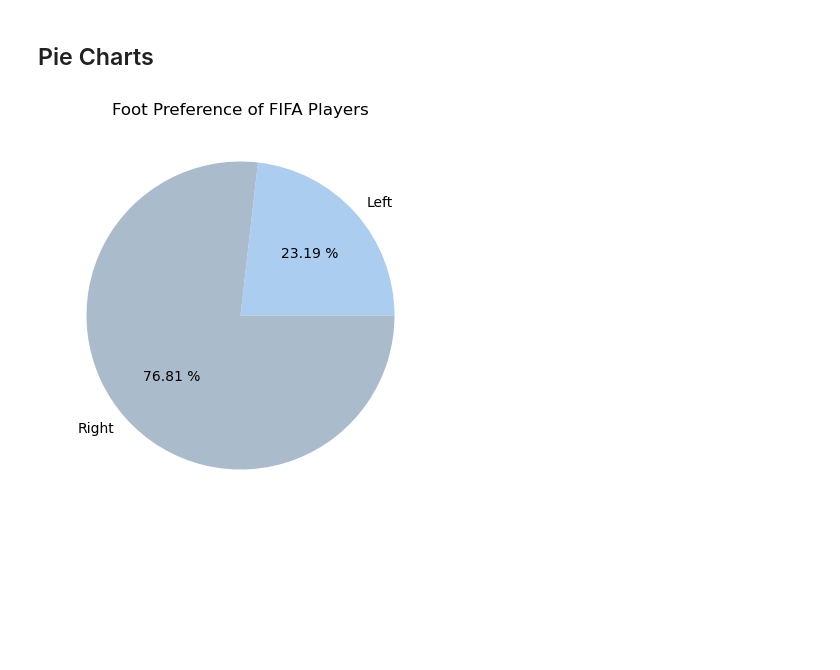
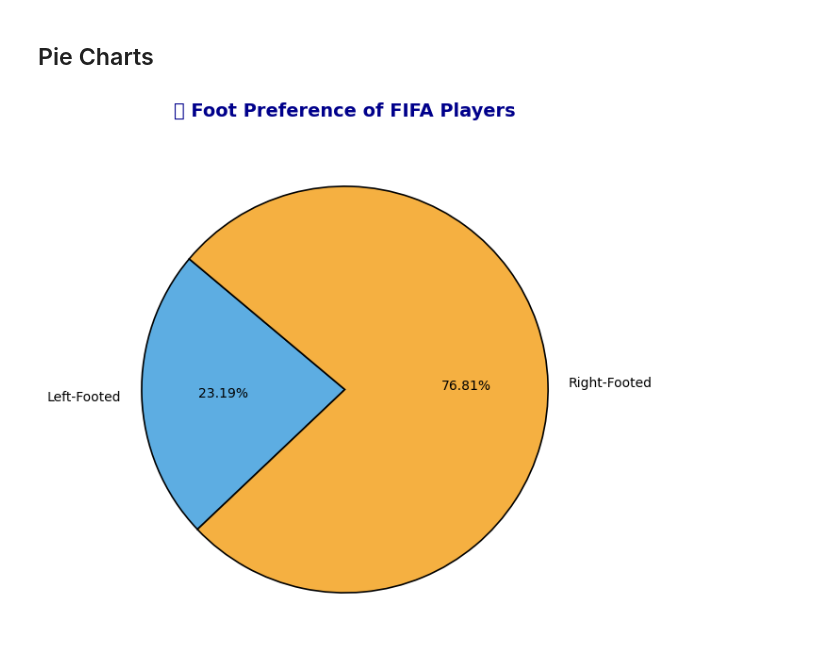
Before and after one commit to KeneanDita/R2DS, a Jupyter notebook: Matplotlib/Fifa.ipynb, the cells around one changed output. Drawn from its saved outputs; the diff is of its cells as text; code cells hidden in the pictures; blank space fills up the shorter version.

```diff
--- a/Matplotlib/Fifa.ipynb
+++ b/Matplotlib/Fifa.ipynb
@@ -31,18 +31,25 @@ plt.show()
 # %% [markdown]
 ## Pie Charts
 # %%
-left = fifa.loc[fifa['Preferred Foot'] == 'Left'].count()[0]
-right = fifa.loc[fifa['Preferred Foot'] == 'Right'].count()[0]
+import matplotlib.pyplot as plt
 
-plt.figure(figsize=(8,5))
+left = fifa.loc[fifa['Preferred Foot'] == 'Left'].shape[0]
+right = fifa.loc[fifa['Preferred Foot'] == 'Right'].shape[0]
 
-labels = ['Left', 'Right']
-colors = ['#abcdef', '#aabbcc']
+labels = ['Left-Footed', 'Right-Footed']
+colors = ['#5DADE2', '#F5B041']
 
-plt.pie([left, right], labels = labels, colors=colors, autopct='%.2f %%')
+# Create figure
+plt.figure(figsize=(7, 7))
 
-plt.title('Foot Preference of FIFA Players')
+# Pie chart with better styling
+plt.pie([left, right], labels=labels, colors=colors, autopct='%.2f%%',
+        startangle=140, wedgeprops={'edgecolor': 'black', 'linewidth': 1.2})
 
+# Add a title with padding
+plt.title('⚽ Foot Preference of FIFA Players', fontsize=14, fontweight='bold', pad=15, color='darkblue')
+
+# Show plot
 plt.show()
 # %% [output]
-[figure, old version]
+[figure, new version]
```
